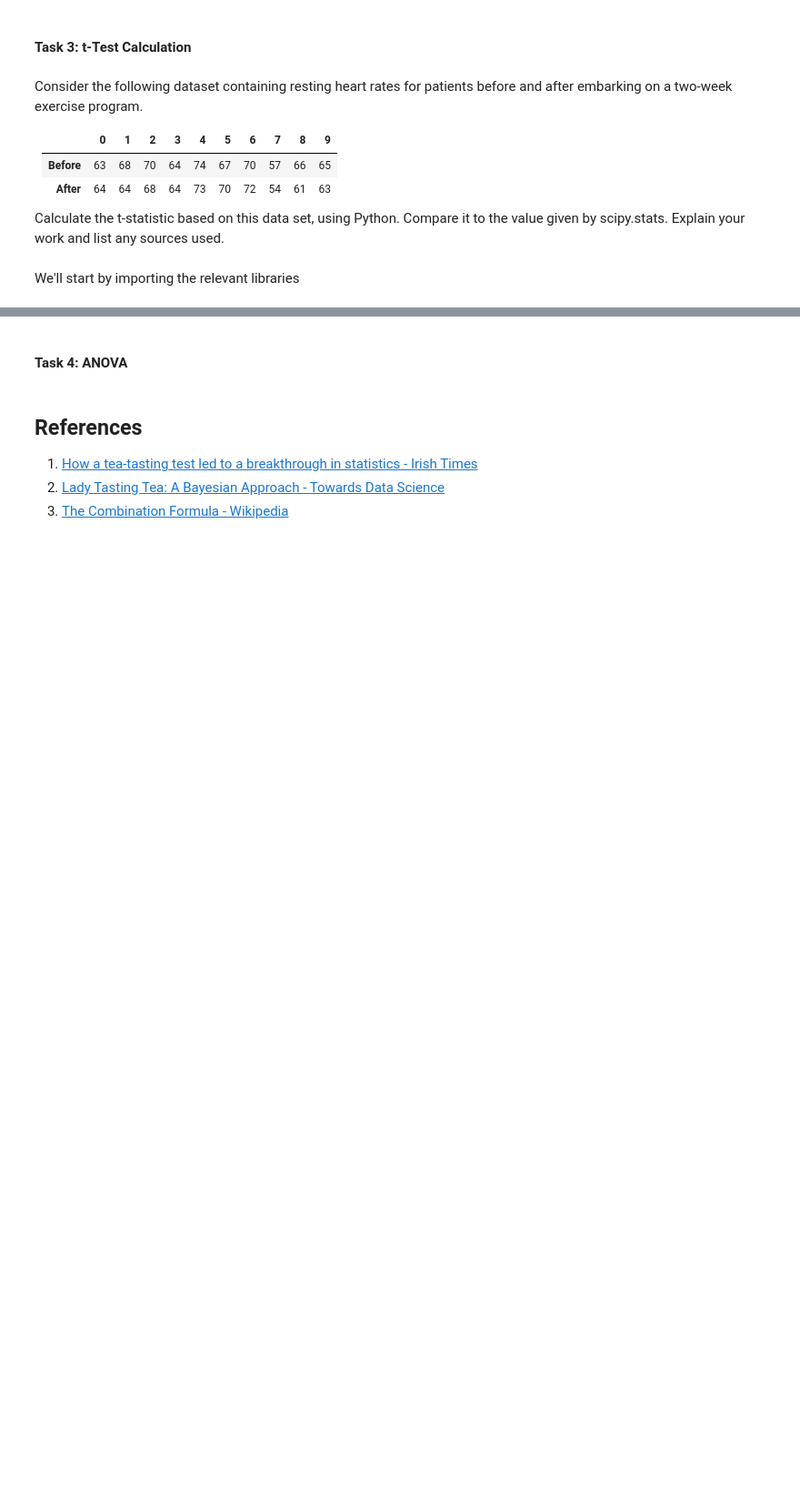
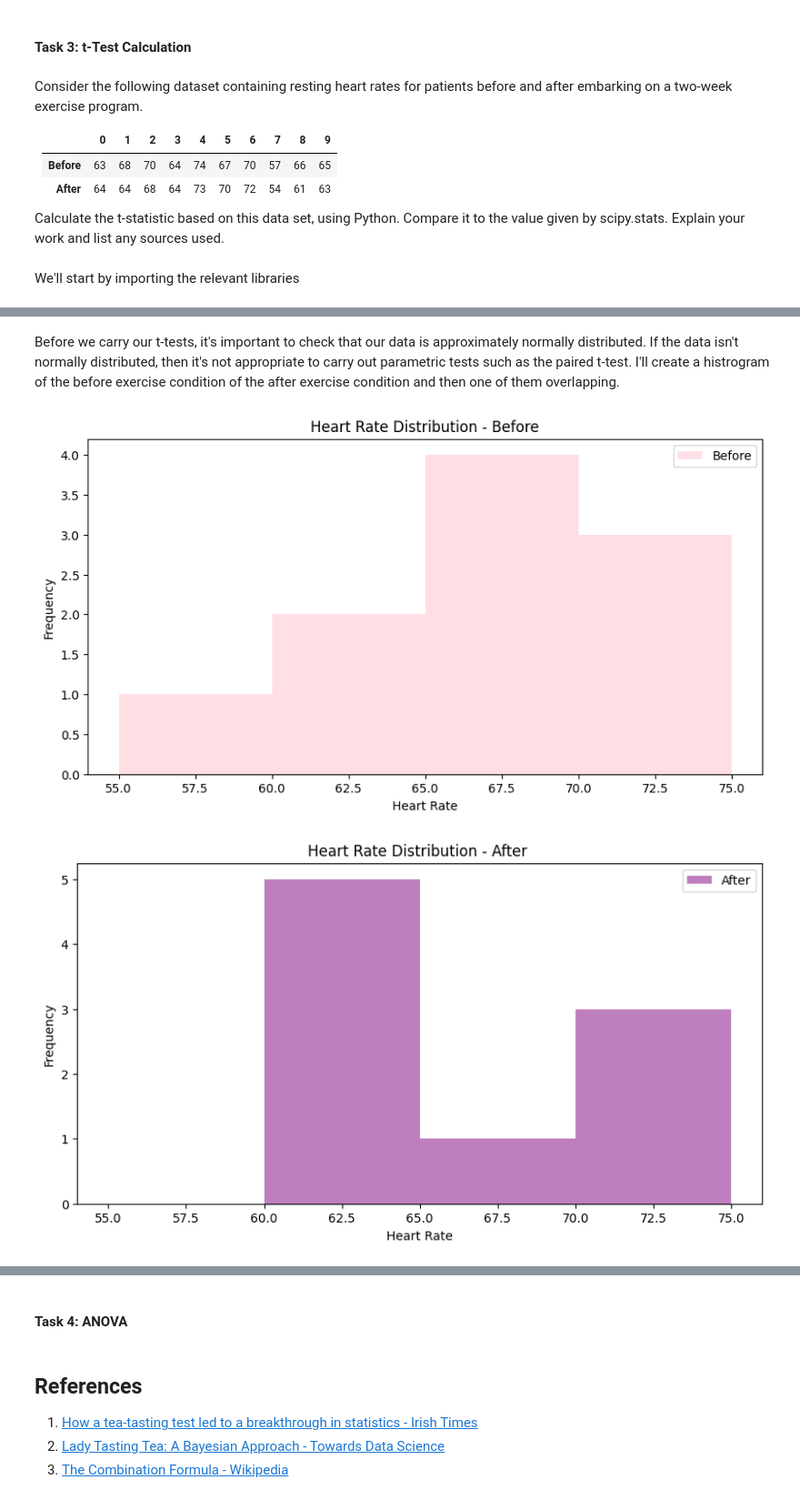
Before and after one commit to miriamroddy/appliedstatistics, a Jupyter notebook: tasks.ipynb, the cells around one changed output, grey strips where cells are left out. Shown: that part at 91% size. Drawn from its saved outputs; the diff is of its cells as text; code cells hidden in the pictures; blank space fills up the shorter version.

Commit message:
Creating histograms

```diff
--- a/tasks.ipynb
+++ b/tasks.ipynb
@@ -298,0 +284,13 @@ Shape of 'after': (10,)
+# %%
+# Lets create a pandas dataframe called heartrate so that we can manipulate the data.
+import pandas as pd
+
+# Data
+heartrate = {
+    'Patient_ID': range(1, 11),
+    'Before': [63, 68, 70, 64, 74, 67, 70, 57, 66, 65],
+    'After': [64, 64, 68, 64, 73, 70, 72, 54, 61, 63]
+}
+
+df = pd.DataFrame(heartrate)
+print(df)
@@ -298,0 +311,7 @@ Shape of 'after': (10,)
+# %%
+
+before = df['Before'].describe()
+after = df['After'].describe()
+
+print("Descriptive Statistics - Before exercise programme:\n", before)
+print("\nDescriptive Statistics - After exercise programme:\n", after)
@@ -298,0 +336,33 @@ Shape of 'after': (10,)
+# %% [markdown]
+Before we carry our t-tests, it's important to check that our data is approximately normally distributed. If the data isn't normally distributed, then it's not appropriate to carry out parametric tests such as the paired t-test. I'll create a histrogram of the before exercise condition of the after exercise condition and then one of them overlapping.
+# %%
+# Before
+fig, ax = plt.subplots(figsize=(10, 5))
+ax.hist(before, bins=range(55, 80, 5), color='pink', alpha=0.5, label='Before')
+ax.set_xlabel("Heart Rate")
+ax.set_ylabel("Frequency")
+ax.set_title("Heart Rate Distribution - Before")
+ax.legend()
+plt.show()
+
+# After
+fig, ax = plt.subplots(figsize=(10, 5))
+ax.hist(after, bins=range(55, 80, 5), color='purple', alpha=0.5, label='After')
+ax.set_xlabel("Heart Rate")
+ax.set_ylabel("Frequency")
+ax.set_title("Heart Rate Distribution - After ")
+ax.legend()
+plt.show()
+
+# Overlapping
+fig, ax = plt.subplots(figsize=(10, 5))
+ax.hist(before, bins=range(55, 80, 5), color='pink', alpha=0.5, label='Before')
+ax.hist(after, bins=range(55, 80, 5), color='purple', alpha=0.5, label='After')
+ax.set_xlabel("Heart Rate")
+ax.set_ylabel("Frequency")
+ax.set_title("Heart Rate Distribution Before and After")
+ax.legend()
+plt.show()
+# %% [output]
+[figure, added]
+[figure, added]
```
Also changed, not shown: parts of 10 cells of this notebook.
